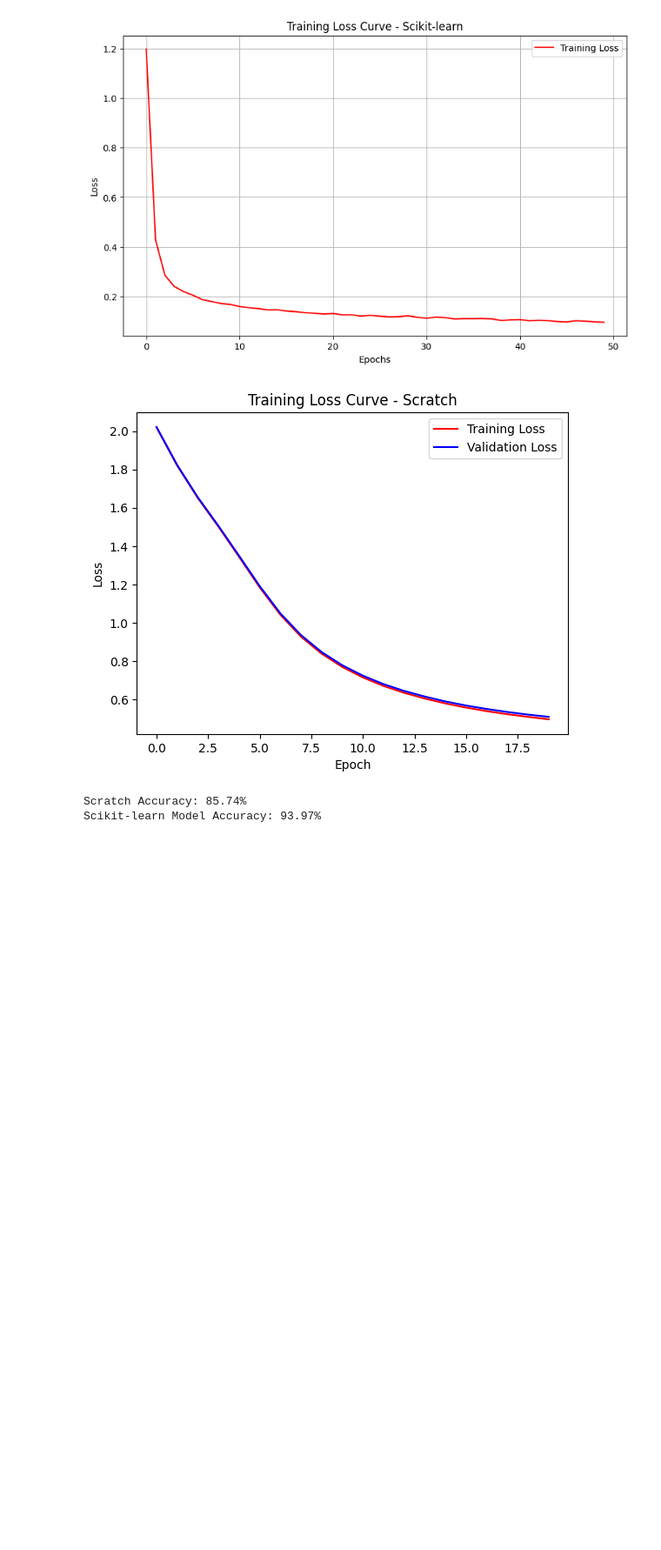
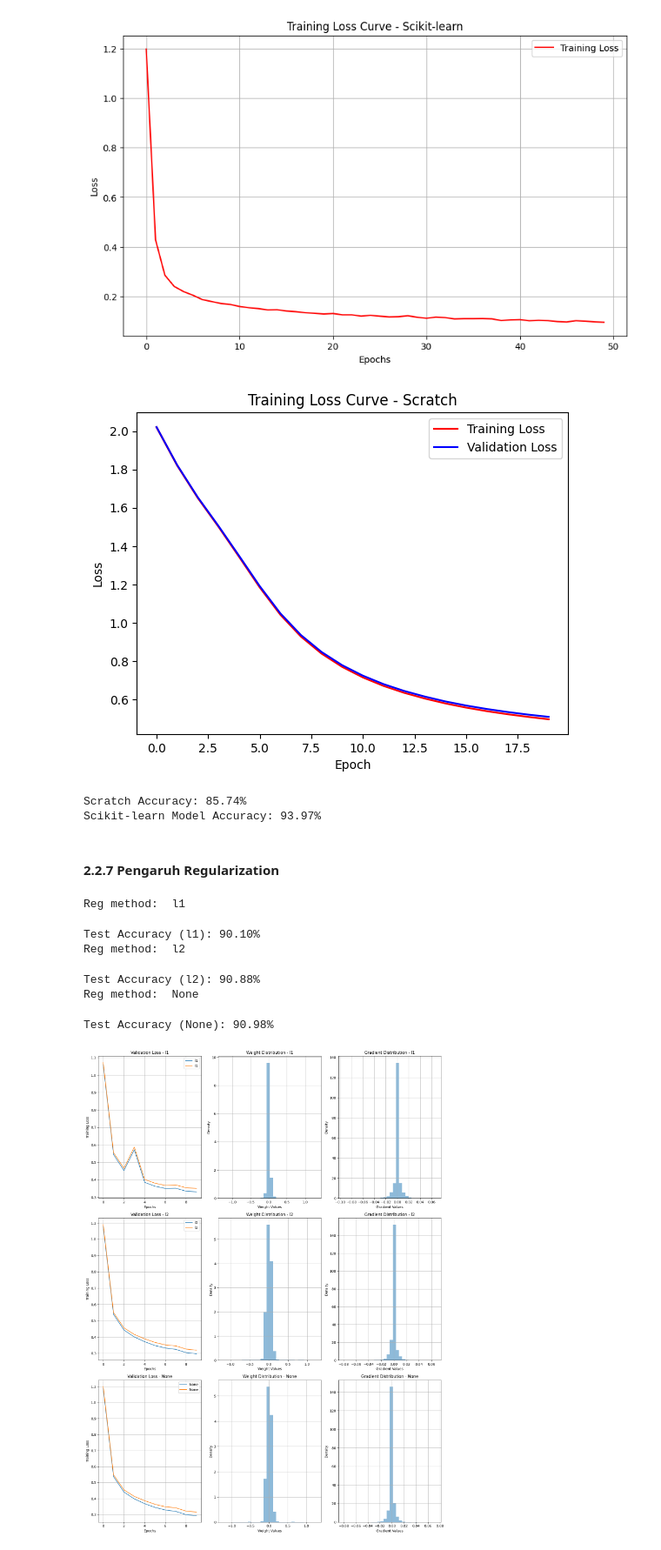
Before and after one commit to miannetopokki/IF3270_Tubes1_MachineLearning, a Jupyter notebook: src/numdiff/main.ipynb, the cells around one changed output. Shown at 87% size. Drawn from its saved outputs; the diff is of its cells as text; code cells hidden in the pictures; blank space fills up the shorter version.

Commit message:
feat:regularization method

```diff
--- a/src/numdiff/main.ipynb
+++ b/src/numdiff/main.ipynb
@@ -781,3 +783,69 @@ print(f"Scikit-learn Model Accuracy: {accuracy_scikit:.2f}%")
 [figure]
 Scratch Accuracy: 85.74%
 Scikit-learn Model Accuracy: 93.97%
+# %% [markdown]
+#### 2.2.7 Pengaruh Regularization
+# %%
+reg_method = ['l1','l2',None]
+results = {}
+for reg in reg_method:
+    print(f"Reg method:  {reg}")
+
+    hidden_layer_1 = Layer(input_size=784, n_neurons=16, activation='relu', bias_init='zeros', seed=42, weight_init='he_uniform')
+    hidden_layer_2 = Layer(input_size=16, n_neurons=8, activation='relu', bias_init='zeros', seed=42, weight_init='he_uniform')
+    output_layer = Layer(input_size=8, n_neurons=10, activation='softmax', bias_init='zeros', seed=42, weight_init='he_uniform')
+    layers = [hidden_layer_1, hidden_layer_2, output_layer]
+    mlp = MLP(layers=layers, loss_function='cce', lr=0.1,regularization=reg,reg_lambda=0.001)
+    mlp.train(X_train, y_train, X_val=X_test, y_val=y_test, epochs=10, batch_size=1000,verbose=1)
+    test_acc = mlp.accuracy(X_test, y_test)
+    print(f"Test Accuracy ({reg}): {test_acc:.2f}%")
+
+    results[reg] = {
+        "loss_graph": mlp.loss_graph,
+        "valid_graph": mlp.valid_graph,
+        "weights_history": mlp.weights_history,
+        "gradients_history": mlp.gradients_history
+    }
+
+
+def plot_comparison(results):
+    fig, axes = plt.subplots(3, 3, figsize=(15, 20))
+
+    for i, (activation, res) in enumerate(results.items()):
+        ax = axes[i, 0]
+        ax.plot(res["loss_graph"], label=f"Training Loss ({activation})", color='red')
+        ax.plot(res["valid_graph"], label=f"Validation Loss ({activation})", color='blue')
+        ax.set_xlabel("Epochs")
+        ax.set_ylabel("Loss")
+        ax.set_title(f"Loss Comparison - {activation}")
+        ax.legend()
+        ax.grid(True)
+
+        ax = axes[i, 1]
+        weights = np.concatenate([np.ravel(w[-1]) for w in res["weights_history"].values()])
+        ax.hist(weights, bins=30, alpha=0.5, density=True)
+        ax.set_xlabel("Weight Values")
+        ax.set_ylabel("Density")
+        ax.set_title(f"Weight Distribution - {activation}")
+        ax.grid(True)
+
+        ax = axes[i, 2]
+        grads = np.concatenate([np.ravel(g[-1]) for g in res["gradients_history"].values()])
+        ax.hist(grads, bins=30, alpha=0.5, density=True)
+        ax.set_xlabel("Gradient Values")
+        ax.set_ylabel("Density")
+        ax.set_title(f"Gradient Distribution - {activation}")
+        ax.grid(True)
+
+    plt.tight_layout()
+    plt.show()
+
+plot_comparison(results)
+# %% [output]
+Reg method:  l1
+Test Accuracy (l1): 90.10%
+Reg method:  l2
+Test Accuracy (l2): 90.88%
+Reg method:  None
+Test Accuracy (None): 90.98%
+[figure, added]
```
Also changed, not shown: parts of 3 cells of this notebook, 1 other file.
